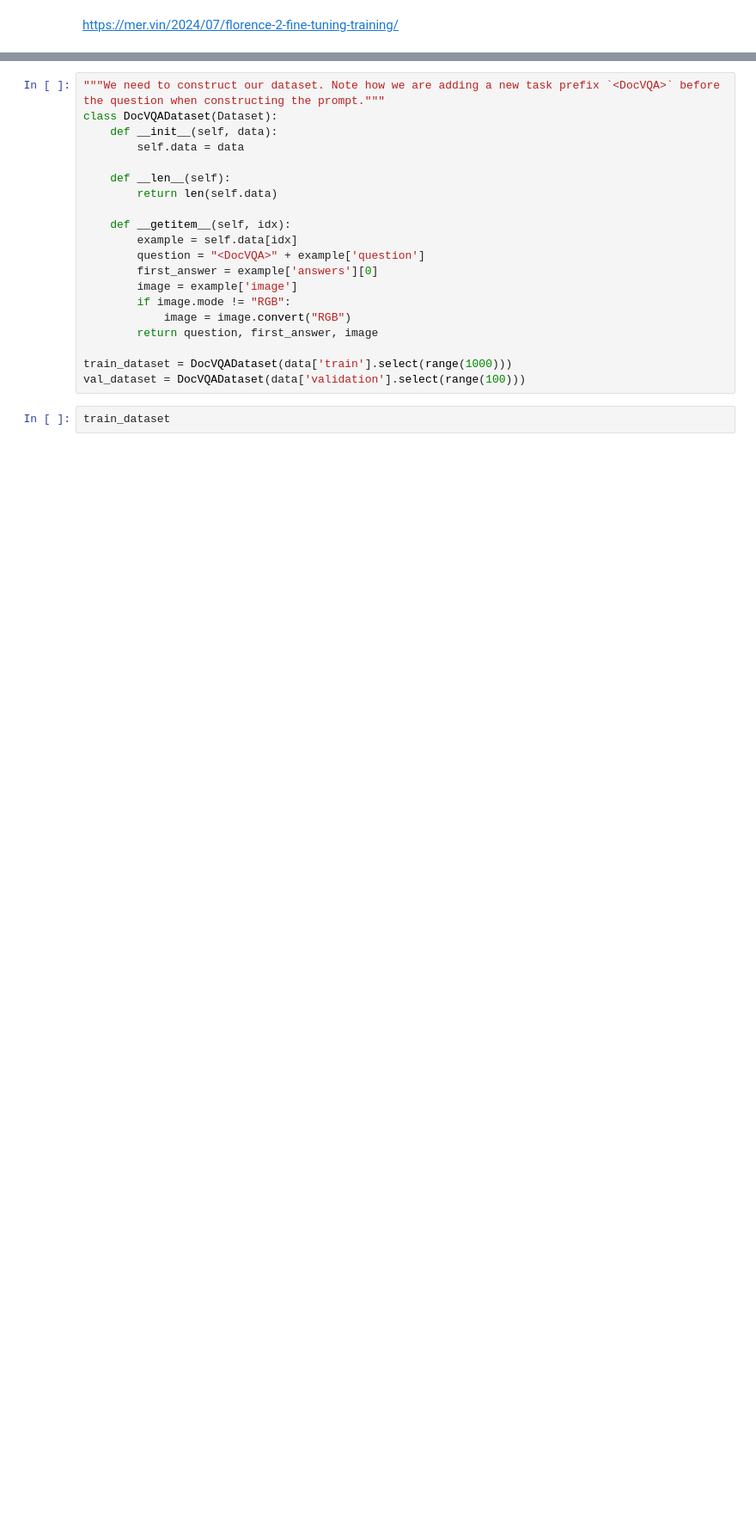
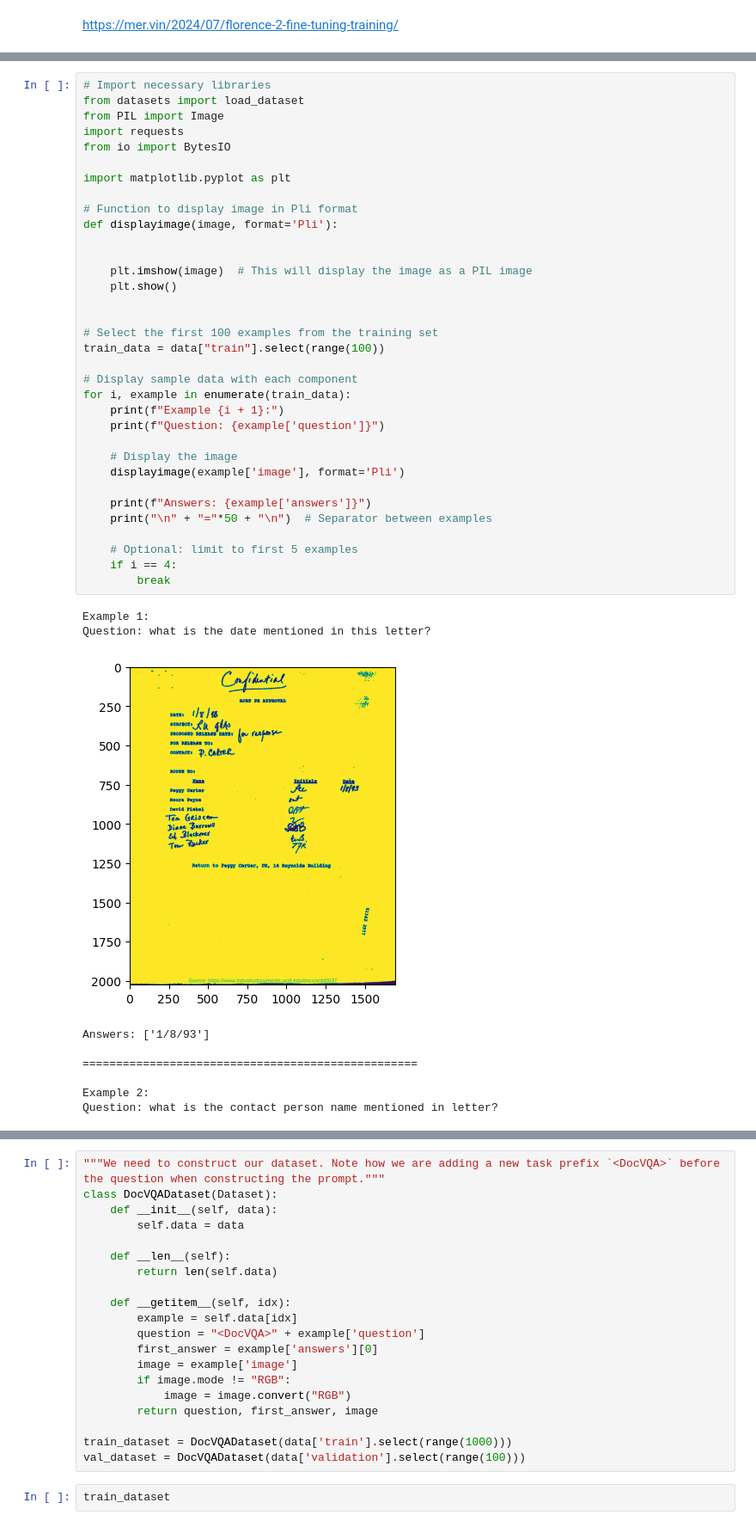
Before and after one commit to Tuchsanai/Apichi_IS_2024, a Jupyter notebook: finetune2/f.ipynb, the cells around one changed output, grey strips where cells are left out. Shown at 86% size. Drawn from its saved outputs; the diff is of its cells as text; blank space fills up the shorter version.

```diff
--- a/finetune2/f.ipynb
+++ b/finetune2/f.ipynb
@@ -29,0 +71,44 @@ data
+# %%
+# Import necessary libraries
+from datasets import load_dataset
+from PIL import Image
+import requests
+from io import BytesIO
+
+import matplotlib.pyplot as plt
+
+# Function to display image in Pli format
+def displayimage(image, format='Pli'):
+
+
+    plt.imshow(image)  # This will display the image as a PIL image
+    plt.show()
+
+
+# Select the first 100 examples from the training set
+train_data = data["train"].select(range(100))
+
+# Display sample data with each component
+for i, example in enumerate(train_data):
+    print(f"Example {i + 1}:")
+    print(f"Question: {example['question']}")
+
+    # Display the image
+    displayimage(example['image'], format='Pli')
+
+    print(f"Answers: {example['answers']}")
+    print("\n" + "="*50 + "\n")  # Separator between examples
+
+    # Optional: limit to first 5 examples
+    if i == 4:
+        break
+# %% [output]
+Example 1:
+Question: what is the date mentioned in this letter?
+[figure, added]
+Answers: ['1/8/93']
+
+==================================================
+
+Example 2:
+Question: what is the contact person name mentioned in letter?
```
Also changed, not shown: parts of 8 cells of this notebook.
